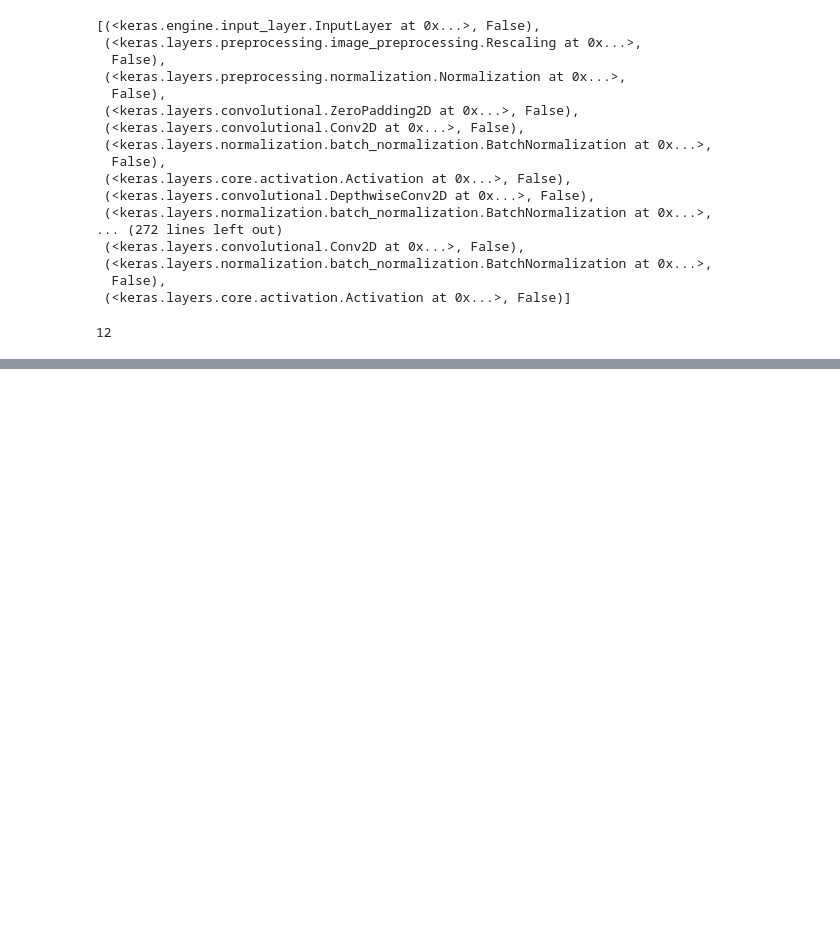
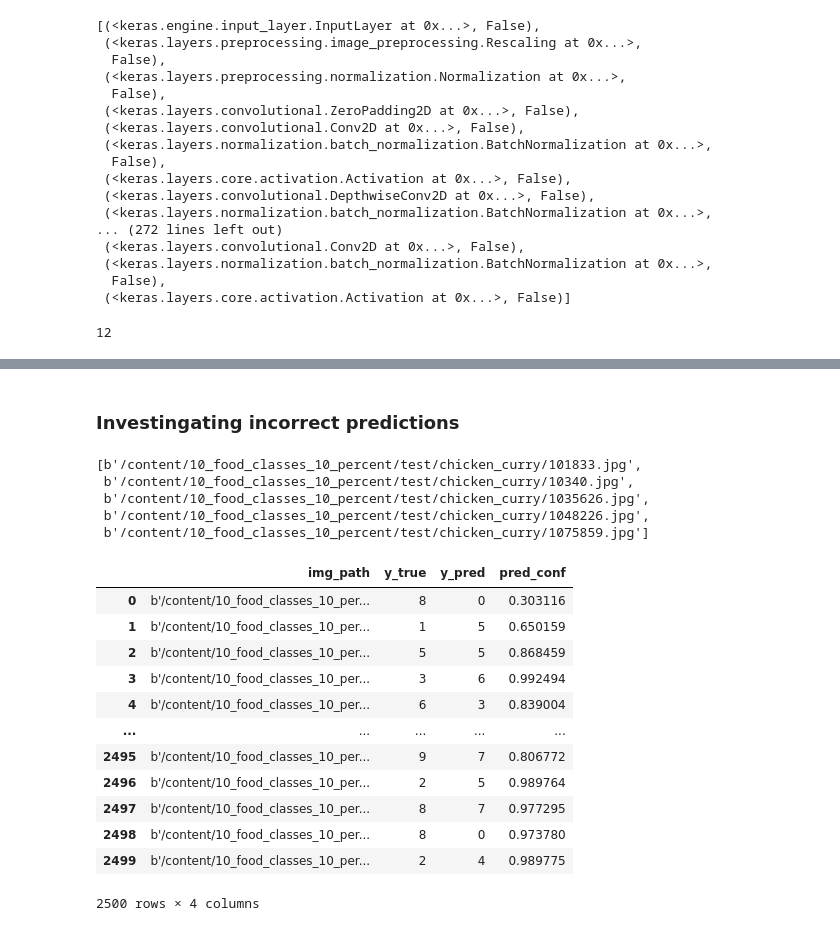
Before and after one commit to terrysu64/Machine-Learning-and-Data-Science-Projects, a Jupyter notebook: fine_tuning.ipynb, the cells around one changed output, grey strips where cells are left out. Cells and saved outputs as stored; diff of their text form; code cells hidden in the pictures; blank space fills up the shorter version.

```diff
--- a/fine_tuning.ipynb
+++ b/fine_tuning.ipynb
@@ -353,2 +352,20 @@ plot_loss_curves(history) #need to reduce overfitting
 # %%
 #can revert back the fine tuning via loading the checkpoint weights
+# %% [markdown]
+### Investingating incorrect predictions
+# %%
+preds = model.predict(test_data)
+
+#get filepaths
+filepaths = []
+for filepath in test_data.list_files("/content/10_food_classes_10_percent/test/*/*.jpg",
+                                     shuffle=False):
+  filepaths += [filepath.numpy()]
+
+filepaths[:5]
+# %% [output]
+[b'/content/10_food_classes_10_percent/test/chicken_curry/101833.jpg',
+ b'/content/10_food_classes_10_percent/test/chicken_curry/10340.jpg',
+ b'/content/10_food_classes_10_percent/test/chicken_curry/1035626.jpg',
+ b'/content/10_food_classes_10_percent/test/chicken_curry/1048226.jpg',
+ b'/content/10_food_classes_10_percent/test/chicken_curry/1075859.jpg']
@@ -354,0 +389,16 @@ plot_loss_curves(history) #need to reduce overfitting
+# %%
+pred_df
+# %% [output]
+|  | img_path | y_true | y_pred | pred_conf |
+| 0 | b'/content/10_food_classes_10_per... | 8 | 0 | 0.303116 |
+| 1 | b'/content/10_food_classes_10_per... | 1 | 5 | 0.650159 |
+| 2 | b'/content/10_food_classes_10_per... | 5 | 5 | 0.868459 |
+| 3 | b'/content/10_food_classes_10_per... | 3 | 6 | 0.992494 |
+| 4 | b'/content/10_food_classes_10_per... | 6 | 3 | 0.839004 |
+| ... | ... | ... | ... | ... |
+| 2495 | b'/content/10_food_classes_10_per... | 9 | 7 | 0.806772 |
+| 2496 | b'/content/10_food_classes_10_per... | 2 | 5 | 0.989764 |
+| 2497 | b'/content/10_food_classes_10_per... | 8 | 7 | 0.977295 |
+| 2498 | b'/content/10_food_classes_10_per... | 8 | 0 | 0.973780 |
+| 2499 | b'/content/10_food_classes_10_per... | 2 | 4 | 0.989775 |
+2500 rows × 4 columns
```
Also changed, not shown: parts of 15 cells of this notebook.
